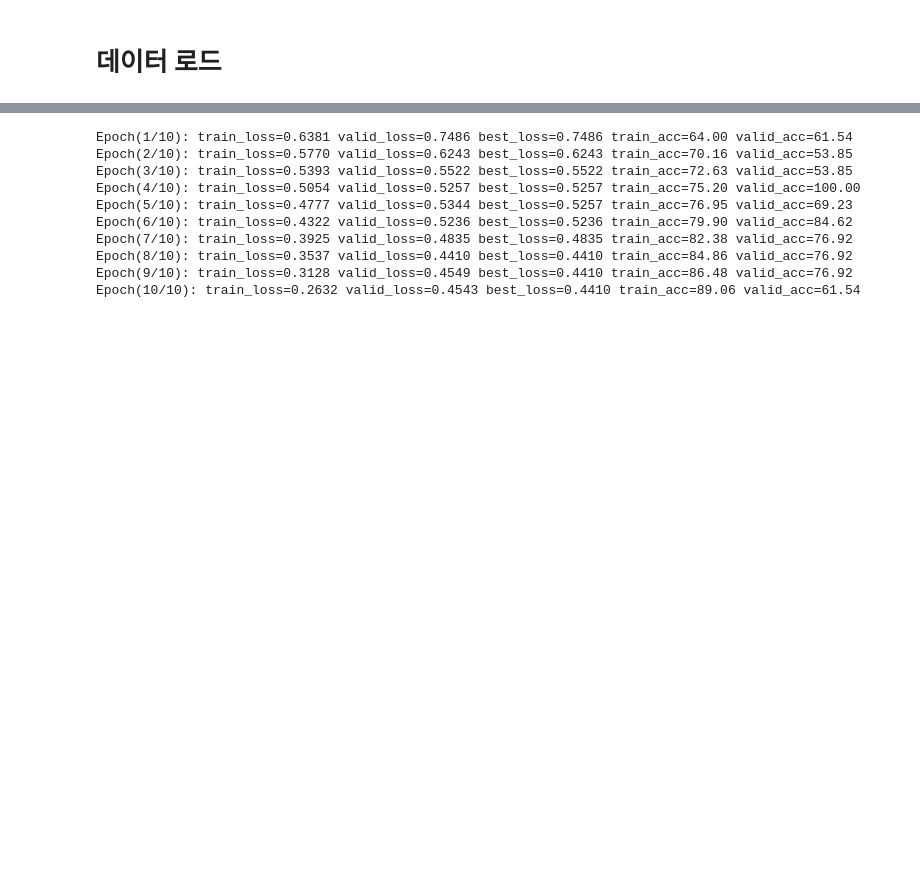
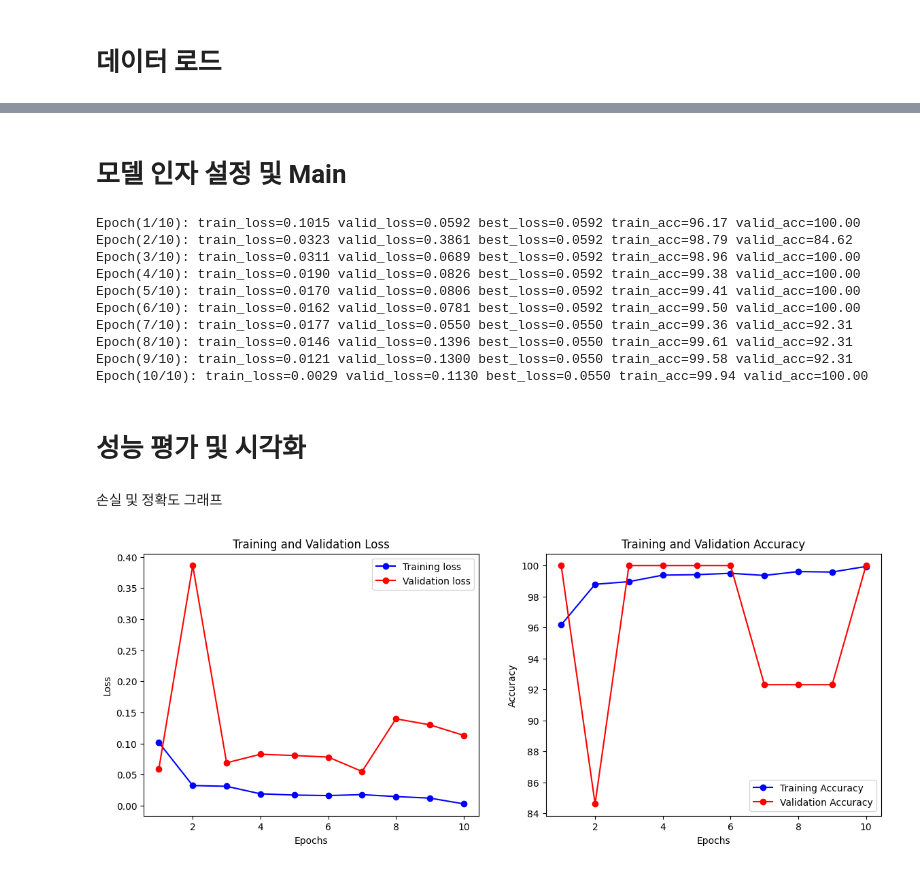
Before and after one commit to withoutsultang/Cat-and-Dog-CNN, a Jupyter notebook: machineLearning_catvsdog.ipynb, the cells around one changed output, grey strips where cells are left out. Saved outputs shown, nothing was run; the diff lists cells and outputs as text; code cells hidden in the pictures; blank space fills up the shorter version.

```diff
--- a/machineLearning_catvsdog.ipynb
+++ b/machineLearning_catvsdog.ipynb
@@ -242,6 +273,8 @@ class Trainer():
       accuracy = corr / total
 
     return avg_loss, accuracy
+# %% [markdown]
+# 모델 인자 설정 및 Main
 # %%
 def define_arg():
   p = argparse.ArgumentParser()
@@ -260,19 +292,16 @@ def define_arg():
   return config
 # %%
 def main(config):
-
-  dataset = CatandDog(root=train_path, transform=transform)
-  train_size = int(len(dataset) * 0.8)
-  valid_size=  len(dataset) - train_size
-  train_data, valid_data = torch.utils.data.random_split(dataset, [train_size, valid_size] )
+  train_size = int(len(reduced) * 0.8)
+  valid_size=  len(reduced) - train_size
+  train_data, valid_data = torch.utils.data.random_split(reduced, [train_size, valid_size] )
 
   train_loader = DataLoader(train_data, batch_size=config.batch_size, shuffle=True)
   valid_loader = DataLoader(valid_data, batch_size=config.batch_size, shuffle=True)
 
-  output = 2 # dog and cat
-  model = ConvolutionClassifier(output=output).to(config.device)
-  optimizer = optim.Adam(model.parameters())
-  crit = nn.NLLLoss()
+  model = ResNet18Binary().to(config.device)
+  optimizer = optim.Adam(model.parameters(), lr=0.0003)
+  crit = nn.BCELoss()
 
   trainer = Trainer(model, optimizer, crit)
   trainer.train(train_loader, valid_loader, config)
@@ -288,13 +317,49 @@ if __name__ == "__main__":
   config = define_arg()
   main(config)
 # %% [output]
-Epoch(1/10): train_loss=0.6381 valid_loss=0.7486 best_loss=0.7486 train_acc=64.00 valid_acc=61.54
-Epoch(2/10): train_loss=0.5770 valid_loss=0.6243 best_loss=0.6243 train_acc=70.16 valid_acc=53.85
-Epoch(3/10): train_loss=0.5393 valid_loss=0.5522 best_loss=0.5522 train_acc=72.63 valid_acc=53.85
-Epoch(4/10): train_loss=0.5054 valid_loss=0.5257 best_loss=0.5257 train_acc=75.20 valid_acc=100.00
-Epoch(5/10): train_loss=0.4777 valid_loss=0.5344 best_loss=0.5257 train_acc=76.95 valid_acc=69.23
-Epoch(6/10): train_loss=0.4322 valid_loss=0.5236 best_loss=0.5236 train_acc=79.90 valid_acc=84.62
-Epoch(7/10): train_loss=0.3925 valid_loss=0.4835 best_loss=0.4835 train_acc=82.38 valid_acc=76.92
-Epoch(8/10): train_loss=0.3537 valid_loss=0.4410 best_loss=0.4410 train_acc=84.86 valid_acc=76.92
-Epoch(9/10): train_loss=0.3128 valid_loss=0.4549 best_loss=0.4410 train_acc=86.48 valid_acc=76.92
-Epoch(10/10): train_loss=0.2632 valid_loss=0.4543 best_loss=0.4410 train_acc=89.06 valid_acc=61.54
+Epoch(1/10): train_loss=0.1015 valid_loss=0.0592 best_loss=0.0592 train_acc=96.17 valid_acc=100.00
+Epoch(2/10): train_loss=0.0323 valid_loss=0.3861 best_loss=0.0592 train_acc=98.79 valid_acc=84.62
+Epoch(3/10): train_loss=0.0311 valid_loss=0.0689 best_loss=0.0592 train_acc=98.96 valid_acc=100.00
+Epoch(4/10): train_loss=0.0190 valid_loss=0.0826 best_loss=0.0592 train_acc=99.38 valid_acc=100.00
+Epoch(5/10): train_loss=0.0170 valid_loss=0.0806 best_loss=0.0592 train_acc=99.41 valid_acc=100.00
+Epoch(6/10): train_loss=0.0162 valid_loss=0.0781 best_loss=0.0592 train_acc=99.50 valid_acc=100.00
+Epoch(7/10): train_loss=0.0177 valid_loss=0.0550 best_loss=0.0550 train_acc=99.36 valid_acc=92.31
+Epoch(8/10): train_loss=0.0146 valid_loss=0.1396 best_loss=0.0550 train_acc=99.61 valid_acc=92.31
+Epoch(9/10): train_loss=0.0121 valid_loss=0.1300 best_loss=0.0550 train_acc=99.58 valid_acc=92.31
+Epoch(10/10): train_loss=0.0029 valid_loss=0.1130 best_loss=0.0550 train_acc=99.94 valid_acc=100.00
+# %% [markdown]
+# 성능 평가 및 시각화
+# %% [markdown]
+손실 및 정확도 그래프
+# %%
+def plot_training_history(train_losses, valid_losses, train_accuracies, valid_accuracies):
+    epochs = range(1, len(train_losses) + 1)
+
+    plt.figure(figsize=(14, 5))
+    plt.subplot(1, 2, 1)
+    plt.plot(epochs, train_losses, 'bo-', label='Training loss')
+    plt.plot(epochs, valid_losses, 'ro-', label='Validation loss')
+    plt.title('Training and Validation Loss')
+    plt.xlabel('Epochs')
+    plt.ylabel('Loss')
+    plt.legend()
+
+    plt.subplot(1, 2, 2)
+    plt.plot(epochs, train_accuracies, 'bo-', label='Training Accuracy')
+    plt.plot(epochs, valid_accuracies, 'ro-', label='Validation Accuracy')
+    plt.title('Training and Validation Accuracy')
+    plt.xlabel('Epochs')
+    plt.ylabel('Accuracy')
+    plt.legend()
+
+    plt.show()
+
+# 위에서 기록한 값
+train_losses = [0.1015, 0.0323, 0.0311, 0.0190, 0.0170, 0.0162, 0.0177, 0.0146, 0.0121, 0.0029]
+valid_losses = [0.0592, 0.3861, 0.0689, 0.0826, 0.0806, 0.0781, 0.0550, 0.1396, 0.1300, 0.1130]
+train_accuracies = [96.17, 98.79, 98.96, 99.38, 99.41, 99.50, 99.36, 99.61, 99.58, 99.94]
+valid_accuracies = [100.00, 84.62, 100.00, 100.00, 100.00, 100.00, 92.31, 92.31, 92.31, 100.00]
+
+plot_training_history(train_losses, valid_losses, train_accuracies, valid_accuracies)
+# %% [output]
+[figure, added]
```
Also changed, not shown: parts of 29 cells of this notebook.
